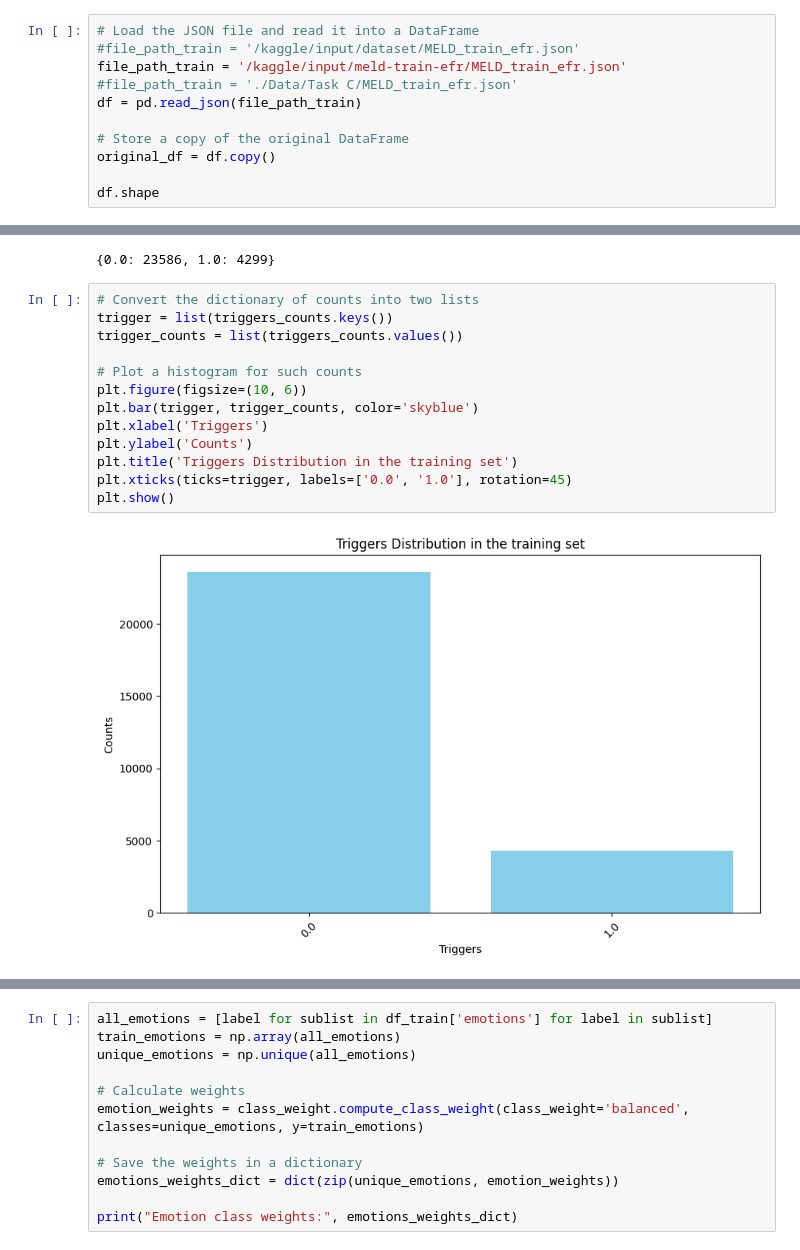
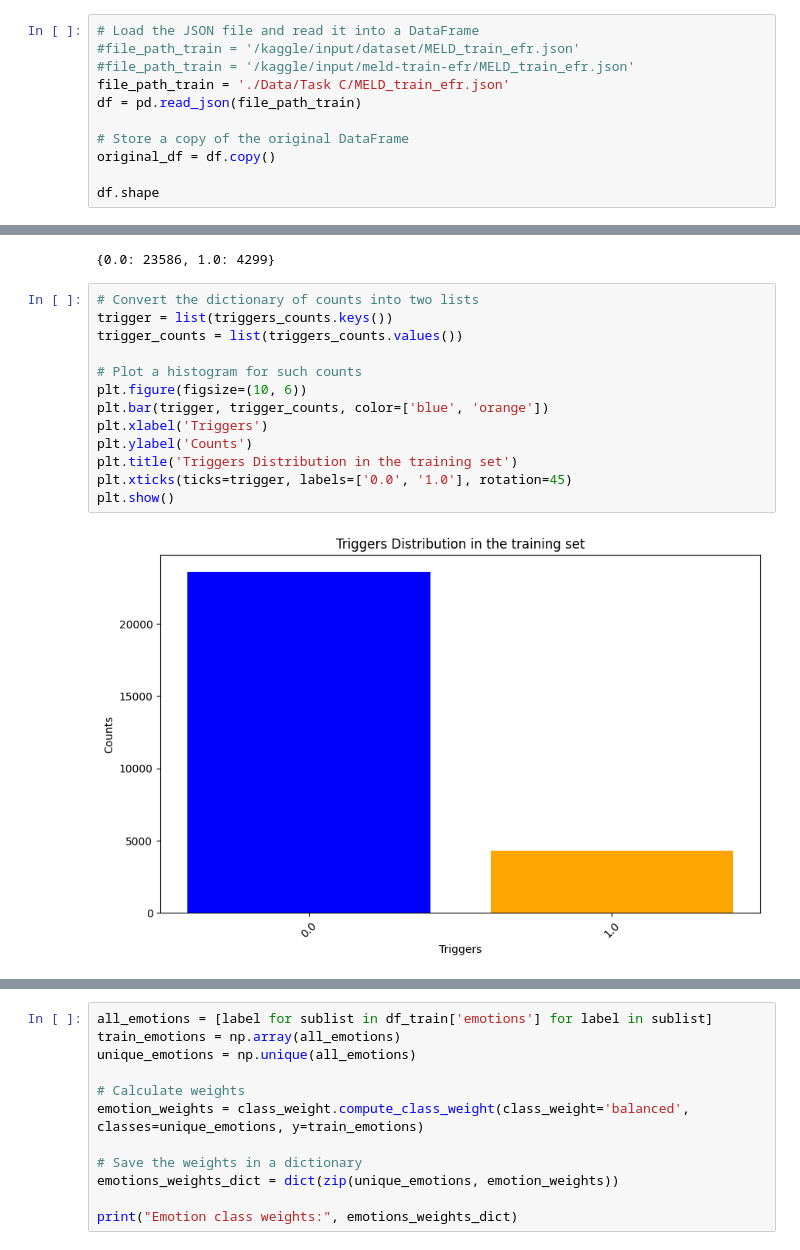
Before and after one commit to madalinaionela/NLP_project, a Jupyter notebook: Project_Final.ipynb, the cells around one changed output, grey strips where cells are left out. Saved outputs shown, nothing was run; the diff lists cells and outputs as text.

```diff
--- a/Project_Final.ipynb
+++ b/Project_Final.ipynb
@@ -41,8 +42,8 @@ Device: cuda
 # %%
 # Load the JSON file and read it into a DataFrame
 #file_path_train = '/kaggle/input/dataset/MELD_train_efr.json'
-file_path_train = '/kaggle/input/meld-train-efr/MELD_train_efr.json'
-#file_path_train = './Data/Task C/MELD_train_efr.json'
+#file_path_train = '/kaggle/input/meld-train-efr/MELD_train_efr.json'
+file_path_train = './Data/Task C/MELD_train_efr.json'
 df = pd.read_json(file_path_train)
 
 # Store a copy of the original DataFrame
@@ -304,15 +422,15 @@ print(triggers_counts)
 # %%
 # Convert the dictionary of counts into two lists
 trigger = list(triggers_counts.keys())
 trigger_counts = list(triggers_counts.values())
 
 # Plot a histogram for such counts
 plt.figure(figsize=(10, 6))
-plt.bar(trigger, trigger_counts, color='skyblue')
+plt.bar(trigger, trigger_counts, color=['blue', 'orange'])
 plt.xlabel('Triggers')
 plt.ylabel('Counts')
 plt.title('Triggers Distribution in the training set')
 plt.xticks(ticks=trigger, labels=['0.0', '1.0'], rotation=45)
 plt.show()
 # %% [output]
-[figure, old version]
+[figure, new version]
```
Also changed, not shown: parts of 79 cells of this notebook.
